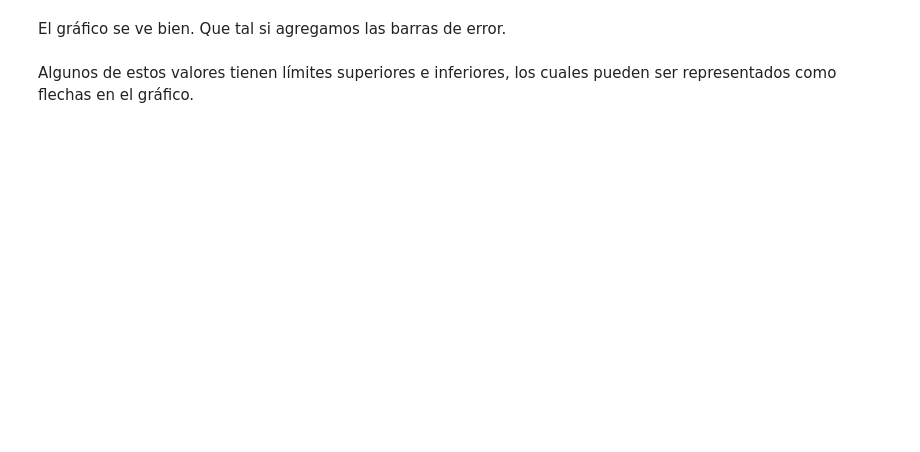
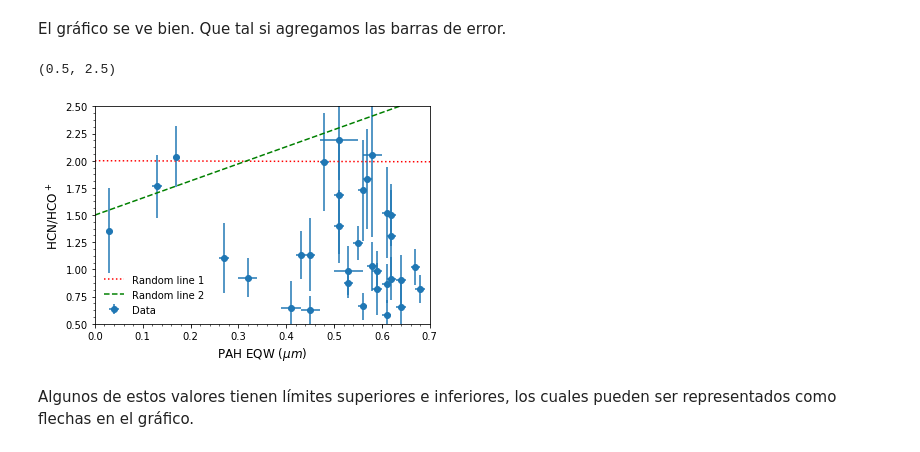
Before and after one commit to MetricLearning/intensivo_python, a Jupyter notebook: tutoriales/08_Matplotlib_avanzado.ipynb, the cells around one changed output. Saved outputs shown, nothing was run; the diff lists cells and outputs as text; code cells hidden in the pictures; blank space fills up the shorter version.

```diff
--- a/tutoriales/08_Matplotlib_avanzado.ipynb
+++ b/tutoriales/08_Matplotlib_avanzado.ipynb
@@ -75,29 +92,35 @@ El gráfico se ve bien. Que tal si agregamos las barras de error.
 # %%
 plt.figure()
 plt.errorbar(data['PAH62'][nolim],
              ratio[nolim],
              marker='o',
              linestyle='',
              xerr=data['PAH62err'][nolim],
              yerr=ratioerr[nolim],
              label='Data')
 plt.xlabel(r'PAH EQW ($\mu m$)', fontsize='large')
 plt.ylabel(r'HCN/HCO$^+$', fontsize='large')
 plt.minorticks_on()
 
 # there's no simple theoretical model for this, so let's just plot a couple lines
 # on top of the data
-plt.plot([0,0.7],
+plt.plot([0,100],
          [2.0, 0.6],
          color='red',
          linestyle=':',
          label='Random line 1')
 plt.plot([0,0.7],
          [1.5, 2.6],
          color='green',
          linestyle='--',
          label='Random line 2')
 plt.legend(loc='best', frameon=False)
+
+plt.xlim([0,0.7])
+plt.ylim([0.5,2.5])
+# %% [output]
+(0.5, 2.5)
+[figure, added]
 # %% [markdown]
 Algunos de estos valores tienen límites superiores e inferiores, los cuales pueden ser representados como flechas en el gráfico.
 # %%
```
Also changed, not shown: parts of 12 cells of this notebook, 15 other files.
